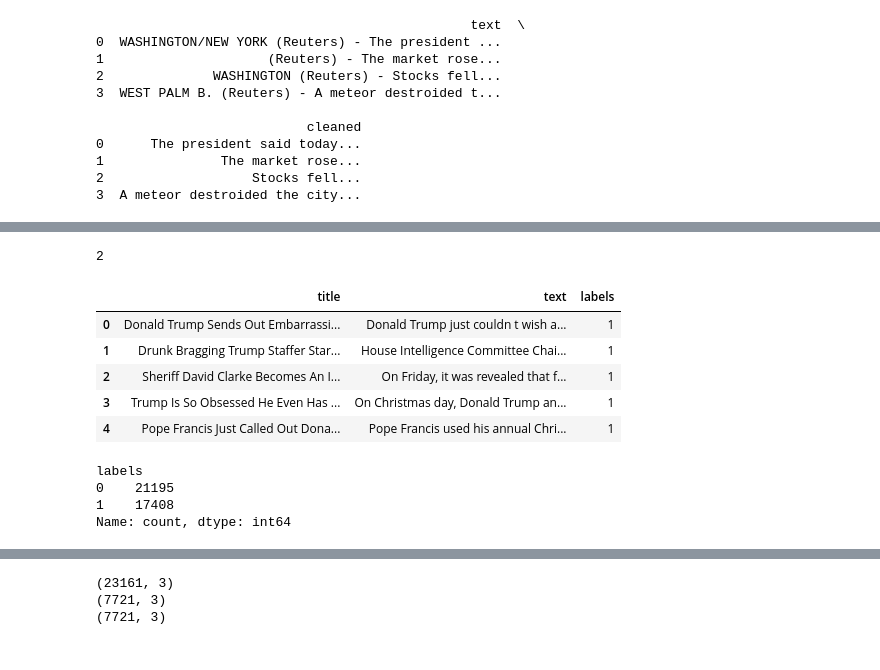
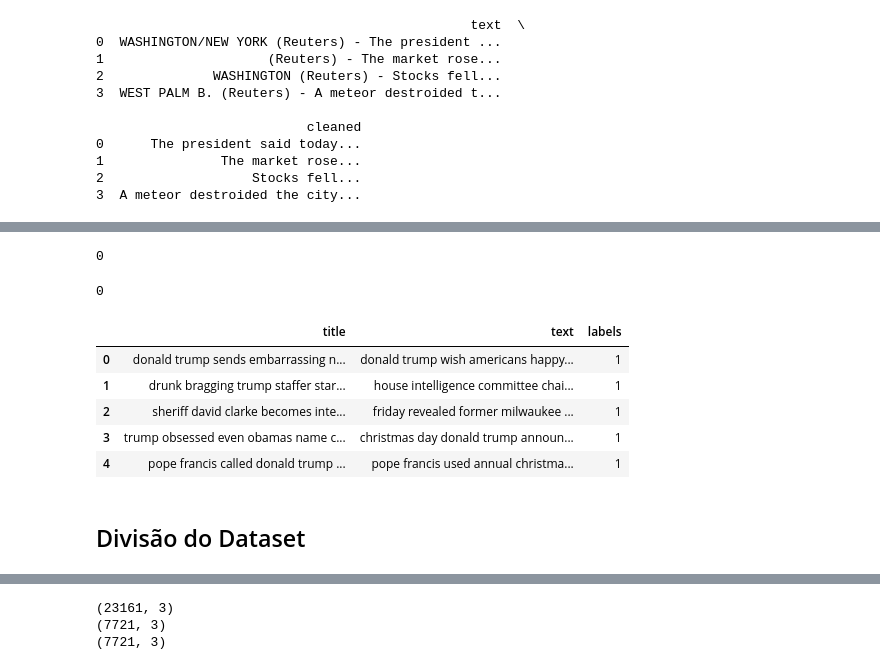
Before and after one commit to JVMergulho/Fake_news_detection, a Jupyter notebook: preprocessing.ipynb, the cells around one changed output, grey strips where cells are left out. Drawn from its saved outputs; the diff is of its cells as text; code cells hidden in the pictures.

```diff
--- a/preprocessing.ipynb
+++ b/preprocessing.ipynb
@@ -210,0 +214,11 @@ print(df[['text', 'cleaned']])
+# %%
+def remove_empty(df):
+    # Remove linhas onde 'title' ou 'text' são strings vazias (ou só espaços)
+    df = df.loc[
+        (df['title'] != '') & (df['text'] != '')
+    ]
+
+    # Remove duplicatas considerando só 'title' e 'text'
+    df = df.drop_duplicates(subset=['title', 'text'])
+
+    return df
@@ -211,29 +257,19 @@ print(df[['text', 'cleaned']])
 # %%
-def clean_text_columns(df):
-    """
-    Recebe um DataFrame e:
-    - Remove URLs
-    - Remove e-mails
-    - Remove linhas que ficaram com 'title' ou 'text' vazios após a limpeza
-    Retorna o DataFrame transformado.
-    """
-    df_copy = df.copy()
-    text_cols = df_copy.select_dtypes(include=['object', 'string']).columns
+def clean_df(df):
+    # Remove linhas com NaN
+    df = df.dropna()
 
     url_pattern = r'http\S+|www\.\S+'
     email_pattern = r'\S+@\S+'
 
-    for col in text_cols:
-        df_copy[col] = (
-            df_copy[col]
+    for col in ['title', 'text']:
+        df[col] = (
+            df[col]
             .str.replace(url_pattern, '', regex=True)
             .str.replace(email_pattern, '', regex=True)
             .str.strip()  # remove espaços em branco antes e depois
         )
 
-    # Remove linhas onde 'title' ou 'text' ficaram vazios (string vazia)
-    df_copy = df_copy.loc[
-        (df_copy['title'] != '') & (df_copy['text'] != '')
-    ]
+    df = remove_empty(df)
 
-    return df_copy
+    return df
@@ -258,22 +276,21 @@ df_merged = pd.concat([df_fake, df_true], ignore_index=True)
-# %%
-df_merged.duplicated().sum()
-# %% [output]
-2
 # %%
-df_merged = df_merged.drop_duplicates()
+df_merged = clean_df(df_merged)
+# %%
+df_merged_lstm = clean_lstm_df(df_merged)
+# %%
+count_missing_text(df_merged)
+# %% [output]
+0
+# %%
+count_missing_text(df_merged_lstm)
+# %% [output]
+0
 # %%
-df_merged.head()
+df_merged_lstm.head()
 # %% [output]
 |  | title | text | labels |
-| 0 | Donald Trump Sends Out Embarrassi... | Donald Trump just couldn t wish a... | 1 |
-| 1 | Drunk Bragging Trump Staffer Star... | House Intelligence Committee Chai... | 1 |
-| 2 | Sheriff David Clarke Becomes An I... | On Friday, it was revealed that f... | 1 |
-| 3 | Trump Is So Obsessed He Even Has ... | On Christmas day, Donald Trump an... | 1 |
-| 4 | Pope Francis Just Called Out Dona... | Pope Francis used his annual Chri... | 1 |
+| 0 | donald trump sends embarrassing n... | donald trump wish americans happy... | 1 |
+| 1 | drunk bragging trump staffer star... | house intelligence committee chai... | 1 |
+| 2 | sheriff david clarke becomes inte... | friday revealed former milwaukee ... | 1 |
+| 3 | trump obsessed even obamas name c... | christmas day donald trump announ... | 1 |
+| 4 | pope francis called donald trump ... | pope francis used annual christma... | 1 |
-# %%
-df_merged['labels'].value_counts()
-# %% [output]
-labels
-0    21195
-1    17408
-Name: count, dtype: int64
@@ -295,0 +297,2 @@ df_test, df_val = train_test_split(
+# %% [markdown]
+## Divisão do Dataset
```
Also changed, not shown: parts of 39 cells of this notebook, 1 other file.
